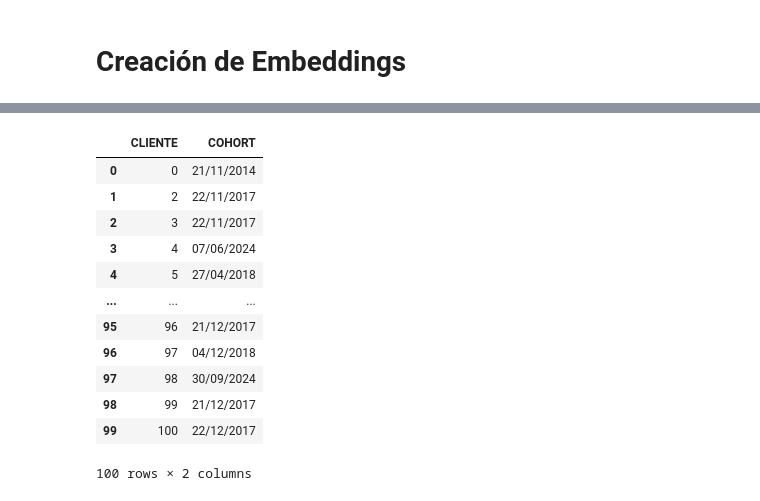
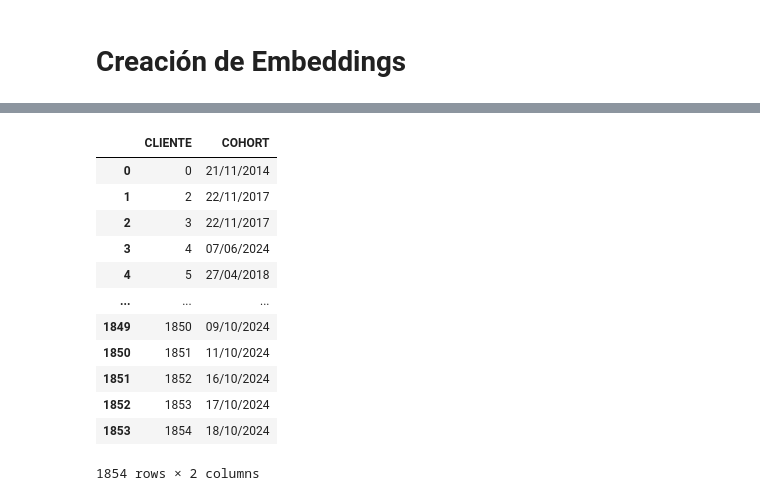
Before and after one commit to luisejdm/Analisis_de_datos_financieros_y_de_diseno_de_indicadores, a Jupyter notebook: Proyecto/cleaning data.ipynb, the cells around one changed output, grey strips where cells are left out. Drawn from its saved outputs; the diff is of its cells as text; code cells hidden in the pictures.

```diff
--- a/Proyecto/cleaning data.ipynb
+++ b/Proyecto/cleaning data.ipynb
@@ -187,20 +208,20 @@ prueba
 # %%
-clientes = clientes[['CLIENTE', 'COHORT']].head(100)
+clientes = clientes[['CLIENTE', 'COHORT']]
 clientes
 # %% [output]
 |  | CLIENTE | COHORT |
 | 0 | 0 | 21/11/2014 |
 | 1 | 2 | 22/11/2017 |
 | 2 | 3 | 22/11/2017 |
 | 3 | 4 | 07/06/2024 |
 | 4 | 5 | 27/04/2018 |
 | ... | ... | ... |
-| 95 | 96 | 21/12/2017 |
-| 96 | 97 | 04/12/2018 |
-| 97 | 98 | 30/09/2024 |
-| 98 | 99 | 21/12/2017 |
-| 99 | 100 | 22/12/2017 |
+| 1849 | 1850 | 09/10/2024 |
+| 1850 | 1851 | 11/10/2024 |
+| 1851 | 1852 | 16/10/2024 |
+| 1852 | 1853 | 17/10/2024 |
+| 1853 | 1854 | 18/10/2024 |
-100 rows × 2 columns
+1854 rows × 2 columns
 # %%
 df_merged = pd.merge(prueba, clientes, on='CLIENTE', how='inner')
 df_merged['COHORT'] = pd.to_datetime(df_merged['COHORT']).dt.to_period('M')
```
Also changed, not shown: parts of 10 cells of this notebook, 2 other files.
